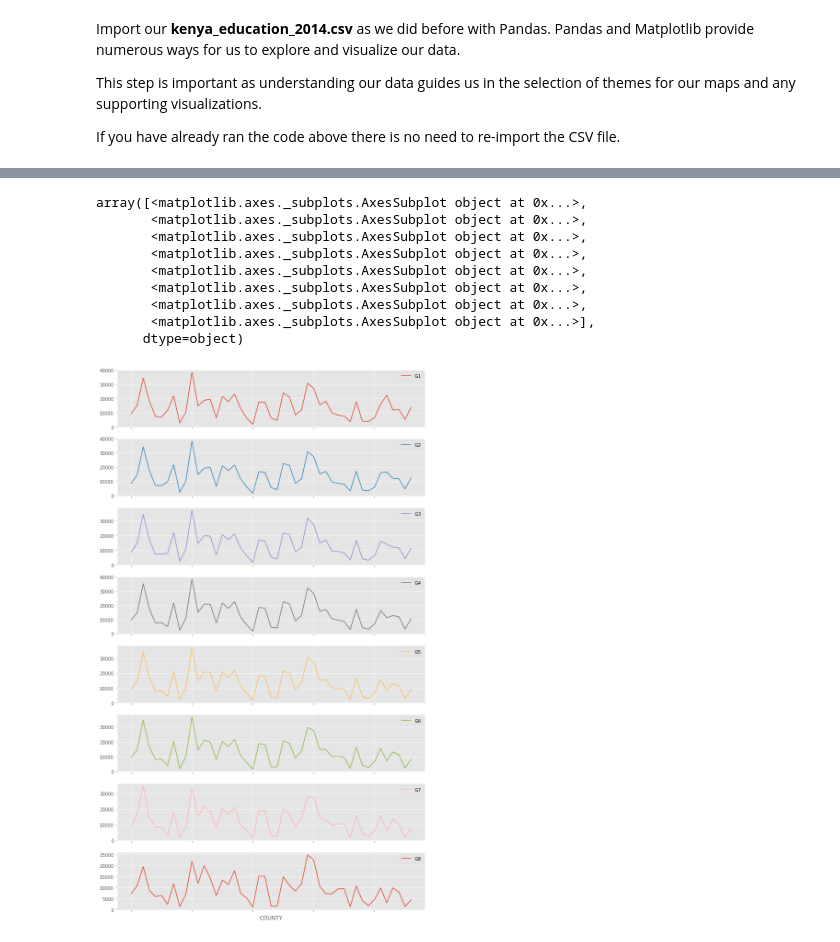
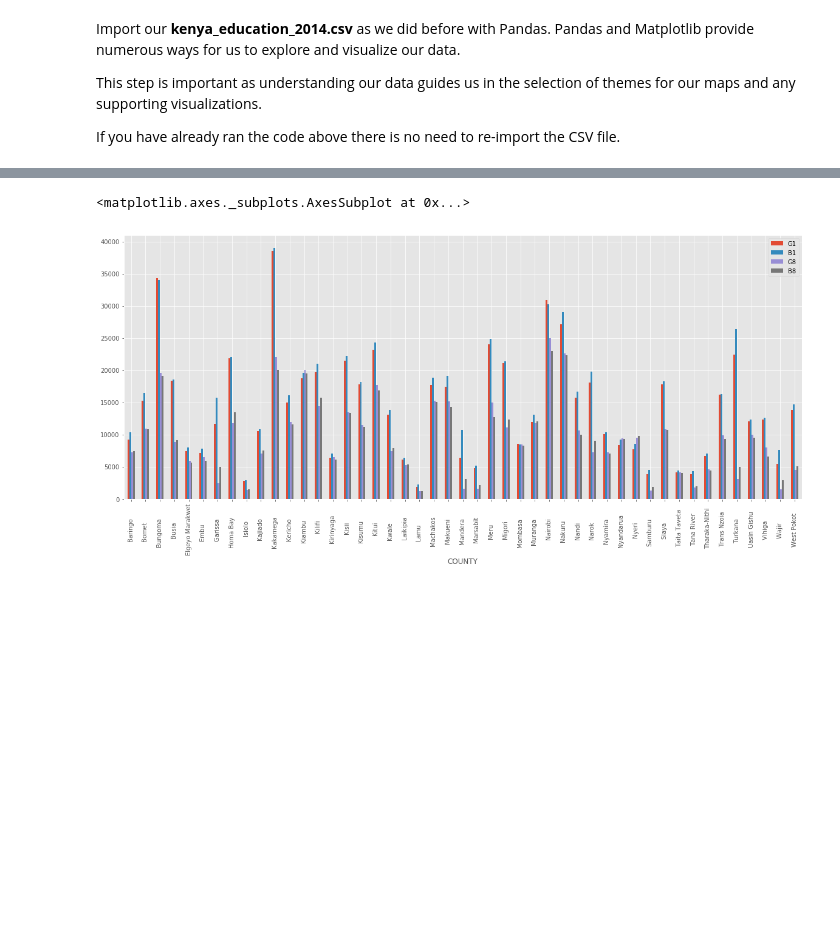
Before and after one commit to joeblankenship1/kenya_education, a Jupyter notebook: analysis/kenya_education.ipynb, the cells around one changed output, grey strips where cells are left out. Cells and saved outputs as stored; diff of their text form; code cells hidden in the pictures; blank space fills up the shorter version.

```diff
--- a/analysis/kenya_education.ipynb
+++ b/analysis/kenya_education.ipynb
@@ -134 +145,10 @@ class01_vs_08.plot.bar(figsize=(16, 8))
+# %%
+# since it seems that the general trends is less students over time, lets see this via location
+# extract the class 1 and class 8 columns for both boys and girls
+# the index for the data frame is already the locations
+class01_vs_08 = pd.DataFrame(kenya_ed_2014, columns=['G1', 'B1', 'G8', 'B8'])
+class01_vs_08.plot.bar(figsize=(20, 8))
+# %% [output]
+<matplotlib.axes._subplots.AxesSubplot at 0x...>
+[figure, added]
 # %%
@@ -135,14 +157 @@ class01_vs_08.plot.bar(figsize=(16, 8))
 girls_all = pd.DataFrame(kenya_ed_2014, columns=['G1', 'G2', 'G3', 'G4', 'G5', 'G6', 'G7', 'G8'])
-# %%
-girls_all.plot(subplots=True, figsize=(12, 24))
-# %% [output]
-array([<matplotlib.axes._subplots.AxesSubplot object at 0x...>,
-       <matplotlib.axes._subplots.AxesSubplot object at 0x...>,
-       <matplotlib.axes._subplots.AxesSubplot object at 0x...>,
-       <matplotlib.axes._subplots.AxesSubplot object at 0x...>,
-       <matplotlib.axes._subplots.AxesSubplot object at 0x...>,
-       <matplotlib.axes._subplots.AxesSubplot object at 0x...>,
-       <matplotlib.axes._subplots.AxesSubplot object at 0x...>,
-       <matplotlib.axes._subplots.AxesSubplot object at 0x...>],
-      dtype=object)
-[figure, removed]
```
Also changed, not shown: parts of 11 cells of this notebook.
